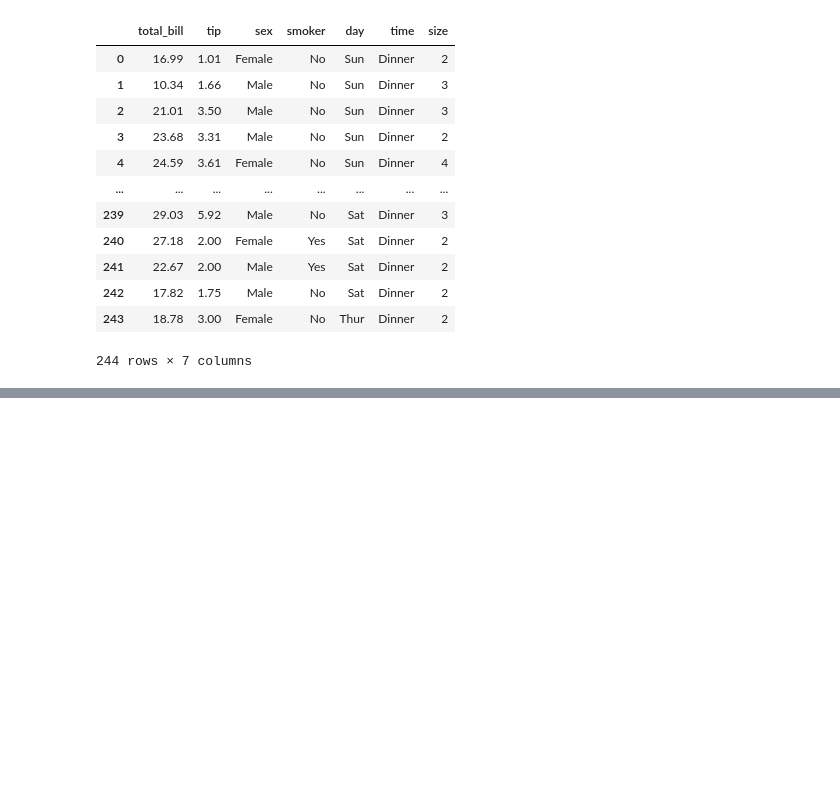
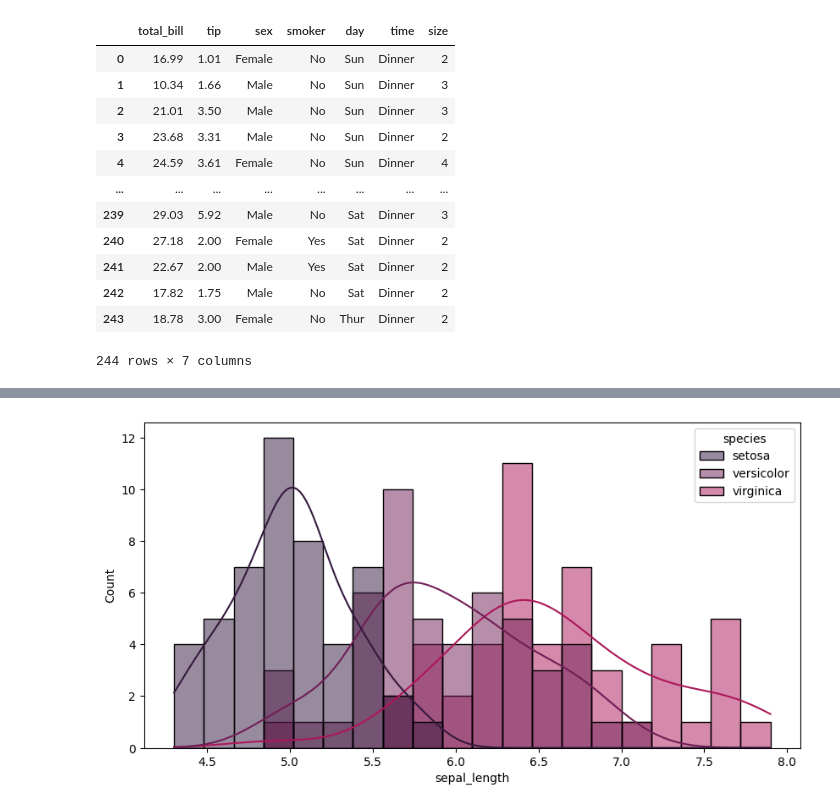
Before and after one commit to barathsrinatha-jpg/Data-Science, a Jupyter notebook: Code/30thMay2026.ipynb, the cells around one changed output, grey strips where cells are left out. Cells and saved outputs as stored; diff of their text form; code cells hidden in the pictures; blank space fills up the shorter version.

```diff
--- a/Code/30thMay2026.ipynb
+++ b/Code/30thMay2026.ipynb
@@ -30,0 +39,3 @@ plt.show()
+# %%
+data = sns.load_dataset('iris')
+data
@@ -30,0 +56,7 @@ plt.show()
+# %%
+plt.figure(figsize=(10, 5))
+sns.set_palette('rocket')
+sns.histplot(x='sepal_length', data=data, hue='species', kde=True, bins=20)
+plt.show()
+# %% [output]
+[figure, added]
```
Also changed, not shown: parts of 24 cells of this notebook.
